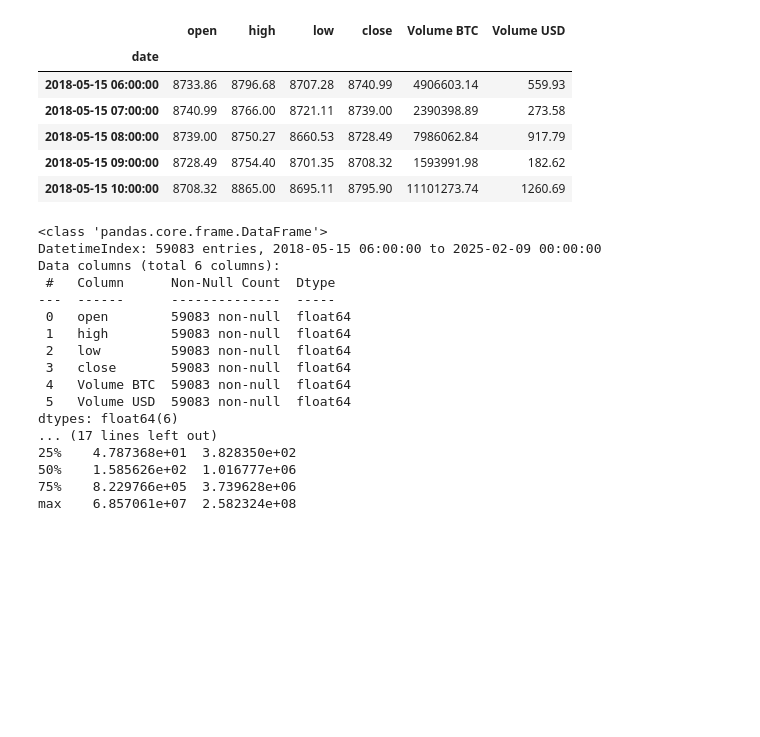
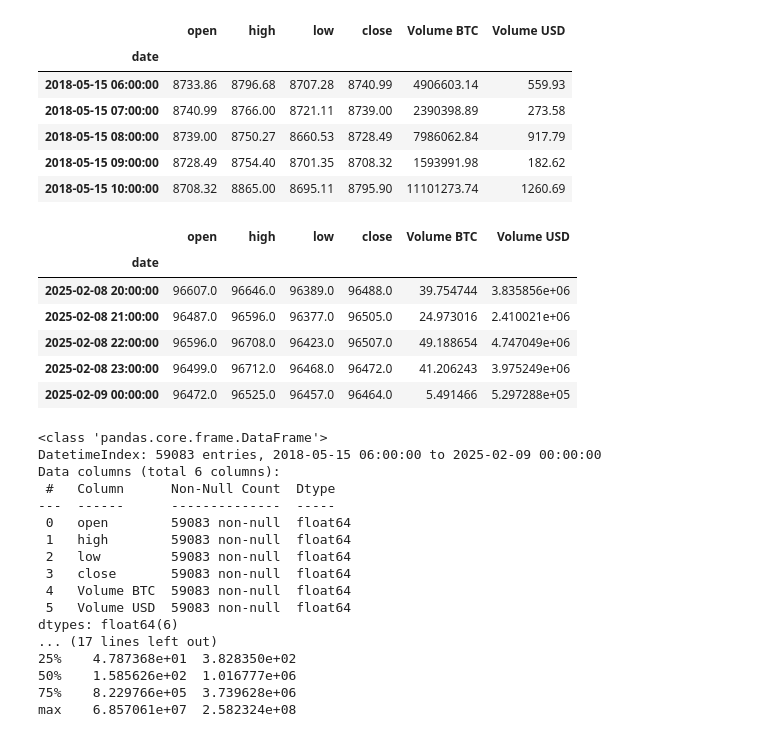
Before and after one commit to alexzheng123/EC331-project, a Jupyter notebook: code/bitcoin_wrangling.ipynb, the cells around one changed output. Drawn from its saved outputs; the diff is of its cells as text; code cells hidden in the pictures; blank space fills up the shorter version.

```diff
--- a/code/bitcoin_wrangling.ipynb
+++ b/code/bitcoin_wrangling.ipynb
@@ -40,6 +40,16 @@ df.head()
 | 2018-05-15 08:00:00 | 8739.00 | 8750.27 | 8660.53 | 8728.49 | 7986062.84 | 917.79 |
 | 2018-05-15 09:00:00 | 8728.49 | 8754.40 | 8701.35 | 8708.32 | 1593991.98 | 182.62 |
 | 2018-05-15 10:00:00 | 8708.32 | 8865.00 | 8695.11 | 8795.90 | 11101273.74 | 1260.69 |
+# %%
+df.tail()
+# %% [output]
+|  | open | high | low | close | Volume BTC | Volume USD |
+| date |  |  |  |  |  |  |
+| 2025-02-08 20:00:00 | 96607.0 | 96646.0 | 96389.0 | 96488.0 | 39.754744 | 3.835856e+06 |
+| 2025-02-08 21:00:00 | 96487.0 | 96596.0 | 96377.0 | 96505.0 | 24.973016 | 2.410021e+06 |
+| 2025-02-08 22:00:00 | 96596.0 | 96708.0 | 96423.0 | 96507.0 | 49.188654 | 4.747049e+06 |
+| 2025-02-08 23:00:00 | 96499.0 | 96712.0 | 96468.0 | 96472.0 | 41.206243 | 3.975249e+06 |
+| 2025-02-09 00:00:00 | 96472.0 | 96525.0 | 96457.0 | 96464.0 | 5.491466 | 5.297288e+05 |
 # %%
 print(df.info())
 print(df.describe())
```
Also changed, not shown: 3 other files.
